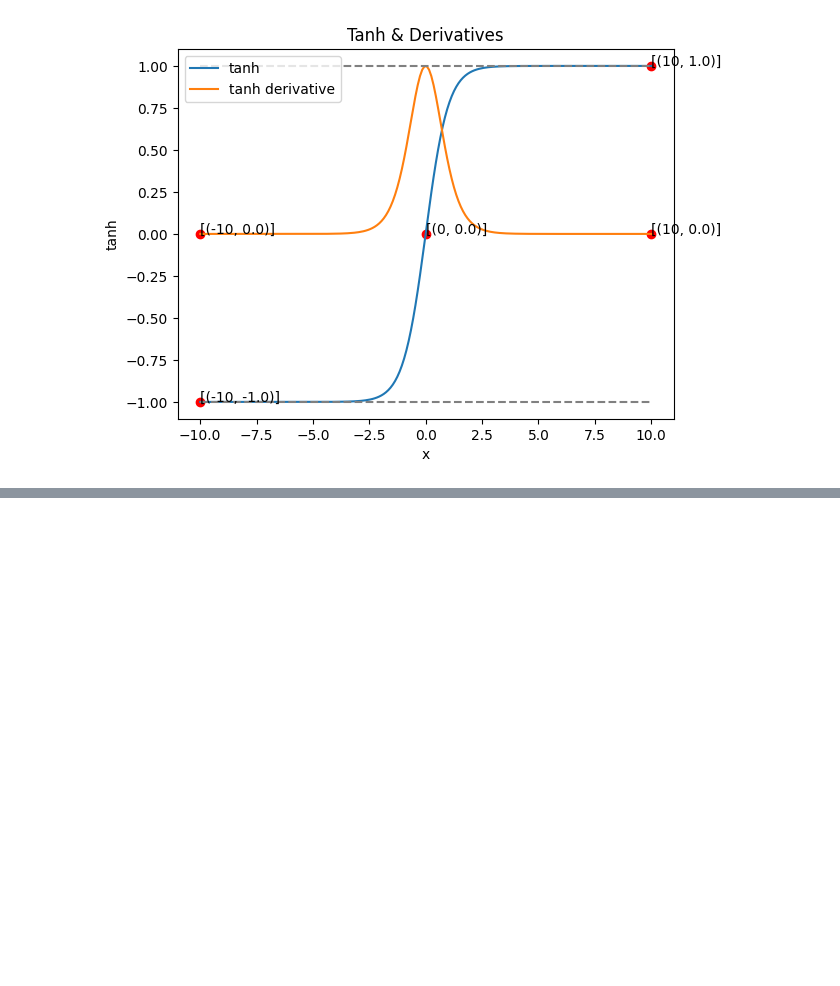
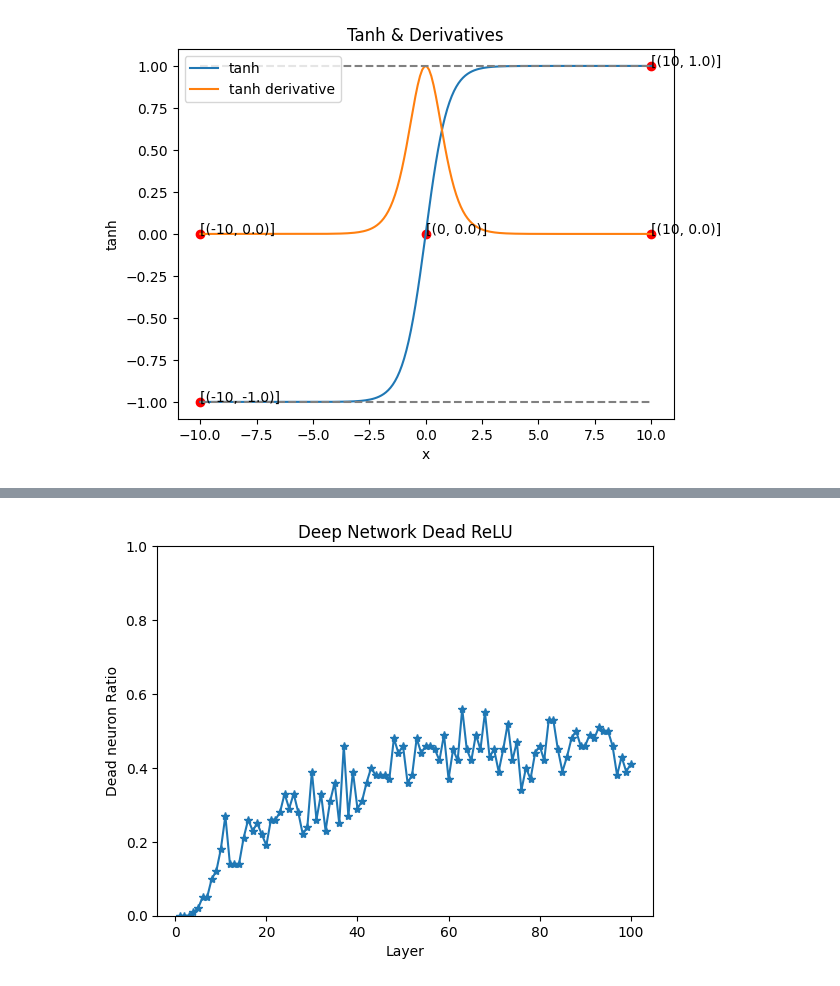
Before and after one commit to smsm8898/scratch, a Jupyter notebook: notebooks/activations.ipynb, the cells around one changed output, grey strips where cells are left out. Drawn from its saved outputs; the diff is of its cells as text; code cells hidden in the pictures; blank space fills up the shorter version.

```diff
--- a/notebooks/activations.ipynb
+++ b/notebooks/activations.ipynb
@@ -110,0 +253,29 @@ plt.show()
+# %%
+dead_ratios = []
+n_neurons = 100
+n_layers = 100
+n_samples = 1000
+
+inputs = np.random.randn(n_samples, n_neurons) - 0.5
+
+
+x = inputs
+for layer in range(n_layers):
+    W = np.random.randn(n_neurons, n_neurons)
+    b = np.random.randn(n_neurons) * 0.1
+
+    x = x @ W + b
+    x = relu.func(x)
+
+    dead_ratio = np.mean(np.all(x==0, axis=0)) # 모든 샘플이 0인 neuron의 비율
+    dead_ratios.append(dead_ratio)
+
+plt.plot(range(1, n_layers+1), dead_ratios, marker="*")
+plt.title("Deep Network Dead ReLU")
+plt.xlabel("Layer")
+plt.ylabel("Dead neuron Ratio")
+plt.ylim(0, 1)
+plt.show()
+plt.close()
+# %% [output]
+[figure, added]
```
Also changed, not shown: parts of 11 cells of this notebook.
